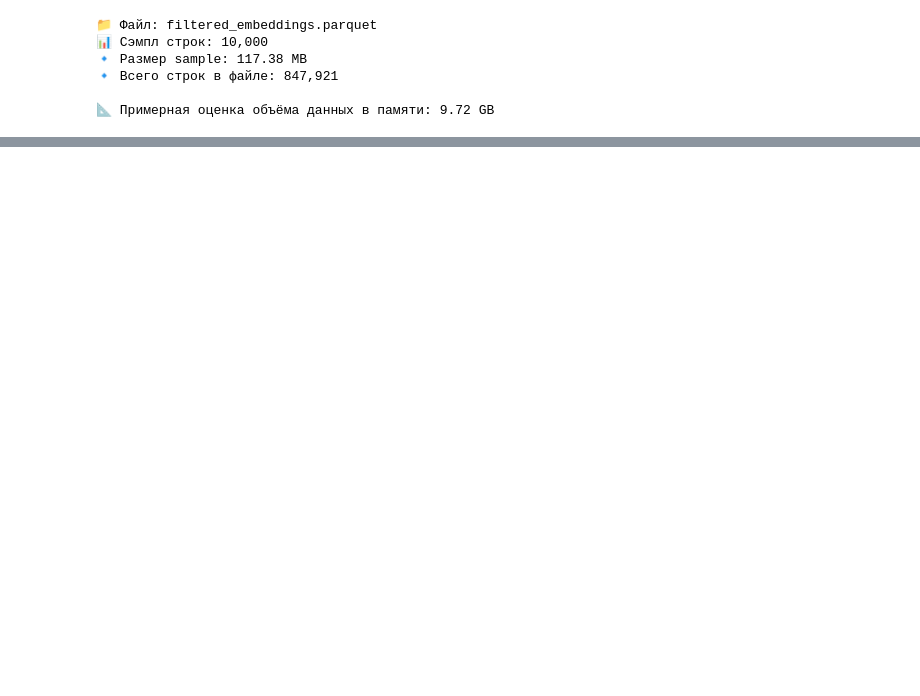
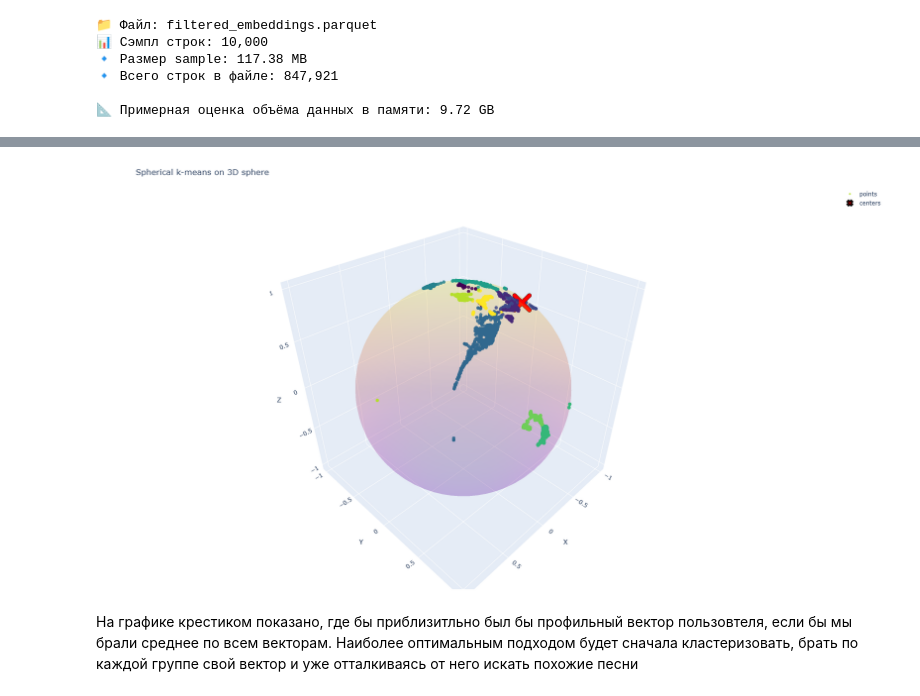
Before and after one commit to Nastasy822/music-recommendation-experiments, a Jupyter notebook: notebooks/embeddings_preprocess.ipynb, the cells around one changed output, grey strips where cells are left out. Saved outputs shown, nothing was run; the diff lists cells and outputs as text; code cells hidden in the pictures; blank space fills up the shorter version.

```diff
--- a/notebooks/embeddings_preprocess.ipynb
+++ b/notebooks/embeddings_preprocess.ipynb
@@ -300,0 +423,7 @@ UMAP показывает, 50 000 embedding-векторов не имеют я
+# %%
+embd_of_most_popular_user = pl.scan_parquet("filtered_embeddings.parquet").filter(pl.col("item_id").is_in(items_of_most_popular_user)).collect()
+
+embeddings = embd_of_most_popular_user["normalized_embed"].to_list()
+embeddings = np.array(embeddings, dtype="float32")
+
+np.random.seed(42)
@@ -300,0 +700,27 @@ UMAP показывает, 50 000 embedding-векторов не имеют я
+# %%
+umap_model = umap.UMAP(
+    n_neighbors=20,
+    n_components=3,
+    min_dist=0.0,
+    metric="cosine",
+    random_state=42,
+)
+
+embeddings_3d = umap_model.fit_transform(embeddings)
+# %%
+rng = np.random.default_rng(0)
+
+n_samples = 300
+n_clusters = 10
+
+true_dirs = l2_normalize_rows(embeddings_3d)
+
+labels, _ = spherical_kmeans(true_dirs, n_clusters=n_clusters, max_iter=100, random_state=42)
+
+# Визуализация на сфере
+plot_clusters_3d_on_sphere(true_dirs, labels, True, title="Spherical k-means on 3D sphere")
+# %% [output]
+[figure, added]
+# %% [markdown]
+На графике крестиком показано, где бы приблизитльно был бы профильный вектор пользовтеля, если бы мы брали среднее по всем векторам.
+Наиболее оптимальным подходом будет сначала кластеризовать, брать по каждой группе свой вектор и уже отталкиваясь от него искать похожие песни
```
Also changed, not shown: parts of 27 cells of this notebook.
